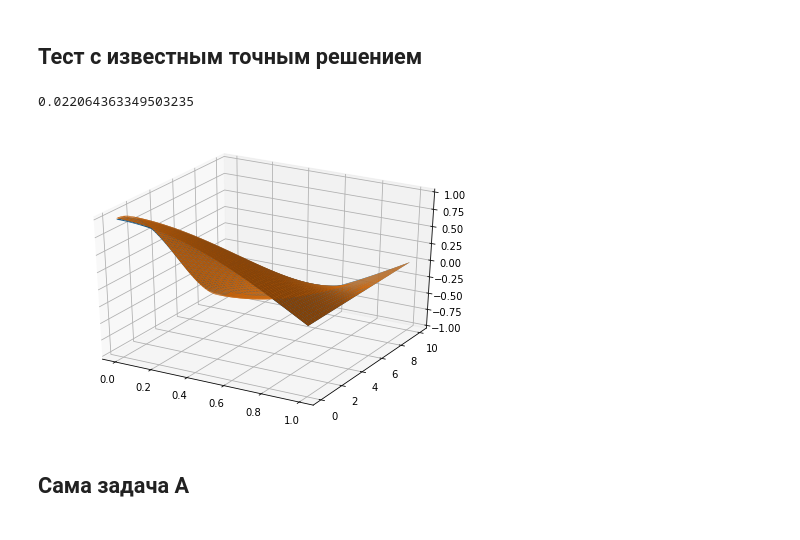
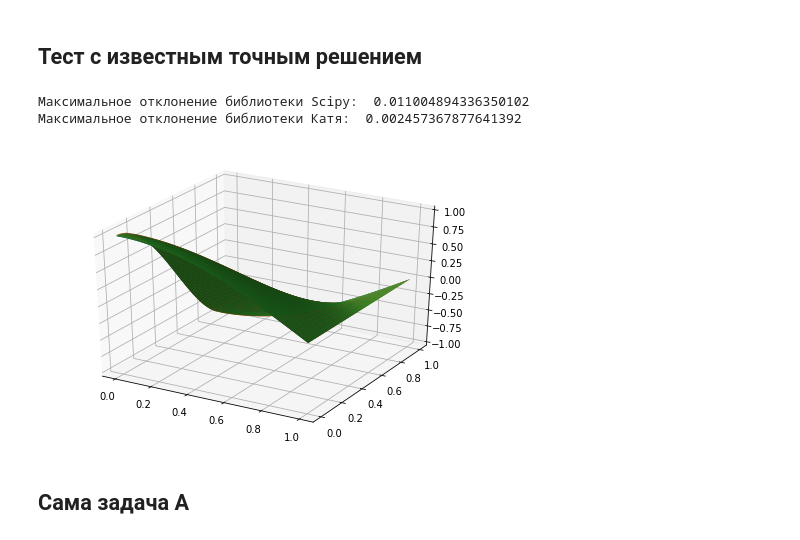
Before and after one commit to katyalatypova/mipt_comp_math, a Jupyter notebook: Task2.ipynb, the cells around one changed output. Cells and saved outputs as stored; diff of their text form; code cells hidden in the pictures.

```diff
--- a/Task2.ipynb
+++ b/Task2.ipynb
@@ -17,12 +79,13 @@ def lamda(i, N, h):
     return 4*(sin(pi * i / 2 / N))**2/h**2
 
 def solver(Nx, Ny, hx, hy, fd):
-    fd_ft = dft.dstn(fd, norm = "ortho")
+    fd_ft = dft.dstn(fd, norm = "ortho", type = 1)
     sol = np.zeros((Nx, Ny), dtype = np.float64)
     for ix in range(Nx):
         for iy in range(Ny):
-            sol[ix, iy] = fd_ft[ix, iy]/(lamda(ix + 1, Nx, hx) + lamda(iy + 1, Ny, hy))
-    sol = dft.idstn(sol, norm = "ortho")
+            if(ix + iy > 0):
+                sol[ix, iy] = fd_ft[ix, iy]/(lamda(ix + 1, Nx + 1, hx) + lamda(iy + 1, Ny + 1, hy))
+    sol = dft.idstn(sol, norm = "ortho", type = 1)
     return sol
 # %% [markdown]
 ## Тест с известным точным решением
@@ -62,7 +129,7 @@ print("Максимальное отклонение: ", np.max(np.abs(numerical
 ## Задание параметров прямоугольника и сетки
 # %%
 lx = 1; ly = 1
-Nx = 320; Ny = 320
+Nx = 200; Ny = 200
 x = np.linspace(0, lx, Nx, dtype = np.float64)
 y = np.linspace(0, ly, Ny, dtype = np.float64)
 hx = x[1] - x[0]
@@ -71,12 +138,12 @@ x, y = np.meshgrid(x, y)
 # %% [markdown]
 ## Задание функции, расчет и построение решения
 # %%
-%matplotlib notebook
+# %matplotlib notebook
 def f(x, y):
     return exp(-((x - lx/2)**2 + (y - ly/2)**2)/0.1**2)
 
 fd = f(x, y).T
-sol = solver(Nx, Ny, hx, hy, fd)
+sol = mysolver(Nx, Ny, hx, hy, fd)
 
 fig = pylab.figure()
 axes = Axes3D(fig)
@@ -158,3 +288,25 @@ def TDMA(a, b, c, d):
+# %%
+def lamda1(i, N, h):
+    return 4*(sin(pi * i / 2 / (N - 1)))**2/h**2
+
+def mysolver(Nx, Ny, hx, hy, fd):
+    fd_fty = my2cosdft(fd, axis = 0)
+    sol_ft = np.zeros((Nx, Ny), dtype = np.float64)
+    a = np.zeros(Nx, dtype = np.float64)
+    a[1:] = -1/hx**2
+    c = np.zeros(Nx, dtype = np.float64)
+    c[:-1] = -1/hx**2
+    for m in range(Ny):
+        d = np.zeros(Nx, dtype = np.float64)
+        b = np.zeros(Nx, dtype = np.float64)
+        b[:] = -(2/hx**2 + lamda1(m, Ny, hy))
+        d = fd_fty[:, m]
+        b[0] = 1; c[0] = 1; d[0] = 0
+        b[-1] = 1; d[-1] = 0; c[-1] = 0; a[-1] = 0
+        sol_ft[:, m] = TDMA(a, b, c, d)
+
+    sol = my2cosidft(sol_ft, axis = 0)
+    return sol
 # %%
 def lamda(i, N, h):
     return 4*(sin(pi * i / 2 / N))**2/h**2
@@ -182,31 +334,36 @@ def solver(Nx, Ny, hx, hy, fd):
 # %%
 def f(x, y):
     return ((pi/2/lx)**2 + (pi/ly)**2)* cos(pi * x / 2 / lx) * cos(pi * y / ly)
 
 def precise_sol(x, y):
     return cos(pi * x / 2 / lx) * cos(pi * y / ly)
 
-lx = 1; ly = 10
-Nx = 50; Ny = 50
+lx = 1; ly = 1
+Nx = 160; Ny = 160
 x = np.linspace(0, lx, Nx)
 y = np.linspace(0, ly, Ny)
 hx = x[1] - x[0]
 hy = y[1] - y[0]
 x, y = np.meshgrid(x, y)
 
 fd = f(x, y).T
+mynumerical_solution = mysolver(Nx, Ny, hx, hy, fd)
 numerical_solution = solver(Nx, Ny, hx, hy, fd)
 precise_solution = precise_sol(x, y).T
 
 fig = pylab.figure()
 axes = Axes3D(fig)
 
+axes.plot_surface(x, y, mynumerical_solution.T)
 axes.plot_surface(x, y, numerical_solution.T)
 axes.plot_surface(x, y, precise_solution.T)
-print(np.max(np.abs(numerical_solution - precise_solution)))
+
+print("Максимальное отклонение библиотеки Scipy: ", np.max(np.abs(numerical_solution - precise_solution)))
+print("Максимальное отклонение библиотеки Катя: ", np.max(np.abs(mynumerical_solution - precise_solution)))
 # %% [output]
-0.022064363349503235
+Максимальное отклонение библиотеки Scipy:  0.011004894336350102
+Максимальное отклонение библиотеки Катя:  0.002457367877641392
-[figure, old version]
+[figure, new version]
 # %% [markdown]
 ##  Сама задача А
 # %%
```
Also changed, not shown: parts of 12 cells of this notebook.
